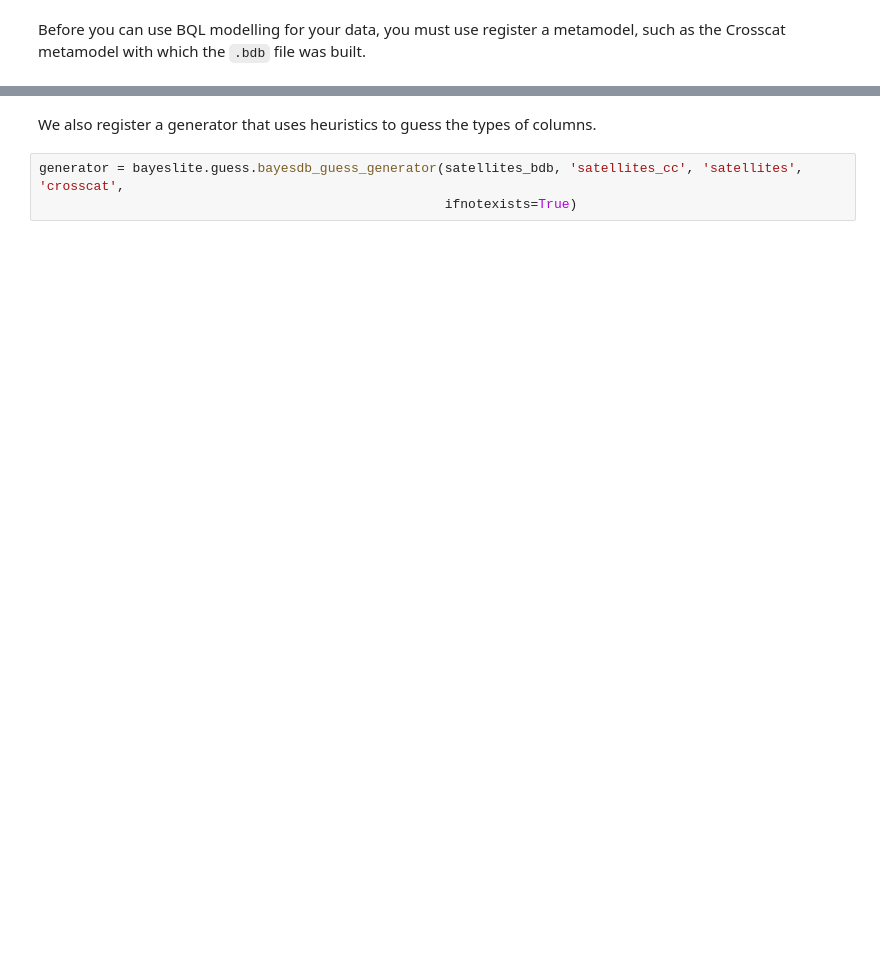
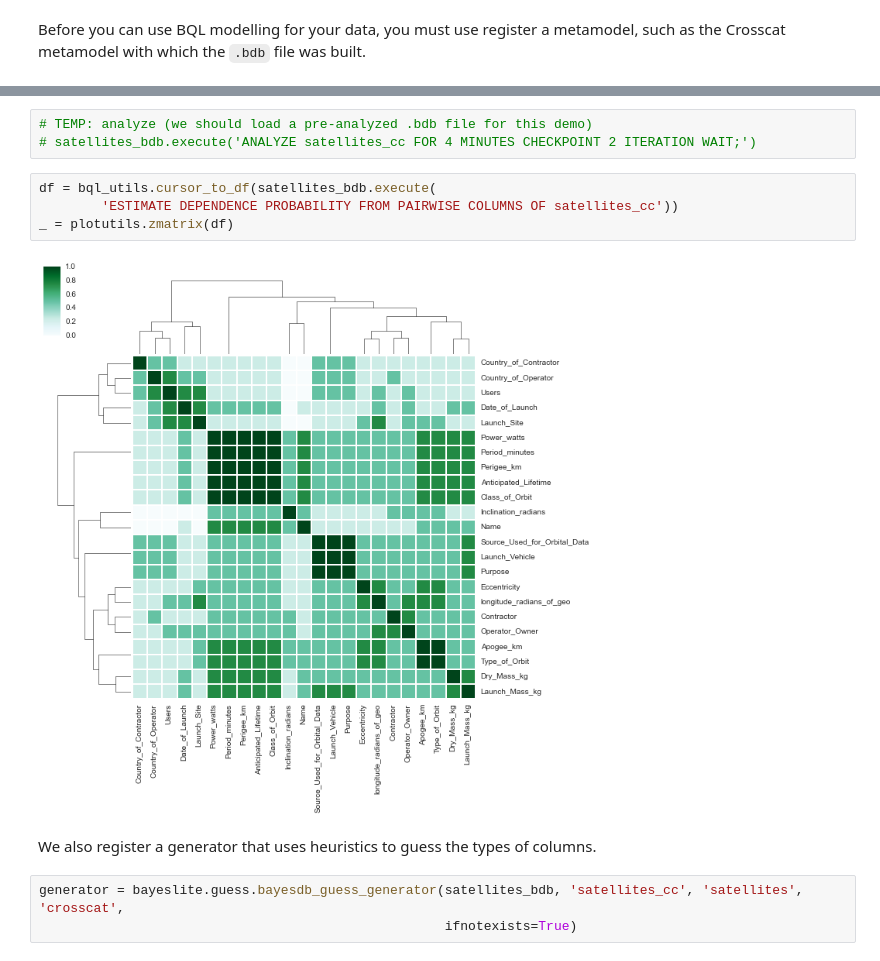
Before and after one commit to probcomp/bayeslite, a Jupyter notebook: examples/Satellites.ipynb, the cells around one changed output, grey strips where cells are left out. Drawn from its saved outputs; the diff is of its cells as text; blank space fills up the shorter version.

Commit message:
some progress. temporarily doing some analyze.

```diff
--- a/examples/Satellites.ipynb
+++ b/examples/Satellites.ipynb
@@ -55,3 +121,12 @@ BQLError: Name already defined as generator: 'satellites_cc'
+# %%
+# TEMP: analyze (we should load a pre-analyzed .bdb file for this demo)
+# satellites_bdb.execute('ANALYZE satellites_cc FOR 4 MINUTES CHECKPOINT 2 ITERATION WAIT;')
+# %%
+df = bql_utils.cursor_to_df(satellites_bdb.execute(
+        'ESTIMATE DEPENDENCE PROBABILITY FROM PAIRWISE COLUMNS OF satellites_cc'))
+_ = plotutils.zmatrix(df)
+# %% [output]
+[figure, added]
 # %% [markdown]
 We also register a generator that uses heuristics to guess the types of columns.
 # %%
```
Also changed, not shown: parts of 15 cells of this notebook.
